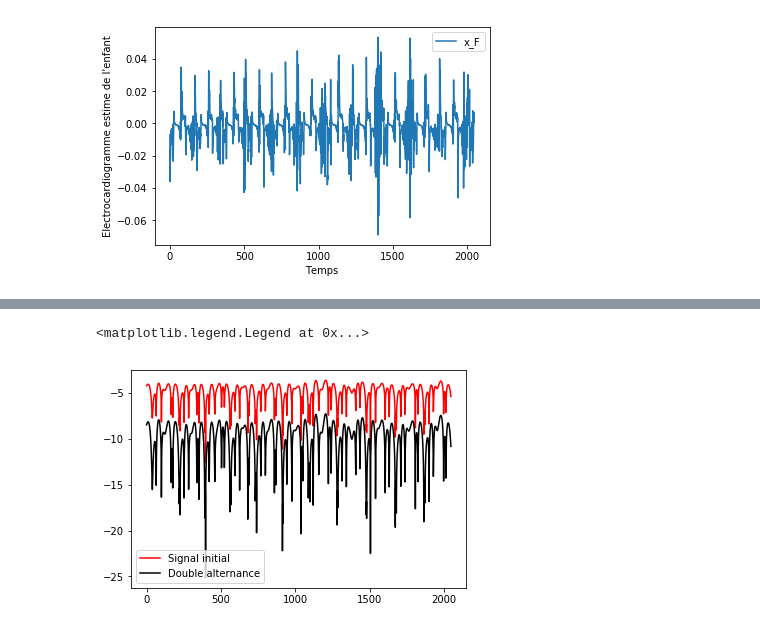
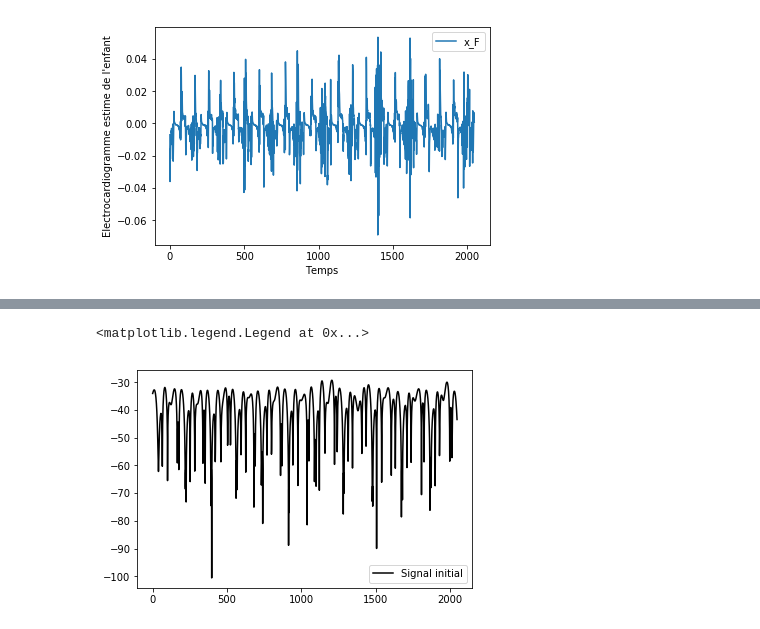
Before and after one commit to GregoirePacreau/ProjetTS, a Jupyter notebook: Projet 4 - ECG/projet.ipynb, the cells around one changed output, grey strips where cells are left out. Saved outputs shown, nothing was run; the diff lists cells and outputs as text; code cells hidden in the pictures.

```diff
--- a/Projet 4 - ECG/projet.ipynb
+++ b/Projet 4 - ECG/projet.ipynb
@@ -411,13 +419,13 @@ plt.plot(f, np.log10(np.absolute(np.fft.fft(y))))
 # %%
 #redressement double alternance
-plt.plot(t, np.log10(y),'r')
 for i in range(0,len(y)):
     y[i] = y[i] * y[i]
+
 plt.plot(t, np.log10(y),'k')
 plt.legend(('Signal initial', 'Double alternance'))
 # %% [output]
 <matplotlib.legend.Legend at 0x...>
-[figure, old version]
+[figure, new version]
 # %%
 #Dérivée du sinus cardinal : (sinc t)' = (cos(pi*t)/t) - (sin(pi*t)/(pi*t^2)) si t non nul, 0 sinon
 #On estime le filtre dérivateur par un filtre causal en prenant M échantillons autour de 0 de sinct' à période Te.
```
Also changed, not shown: parts of 8 cells of this notebook.
